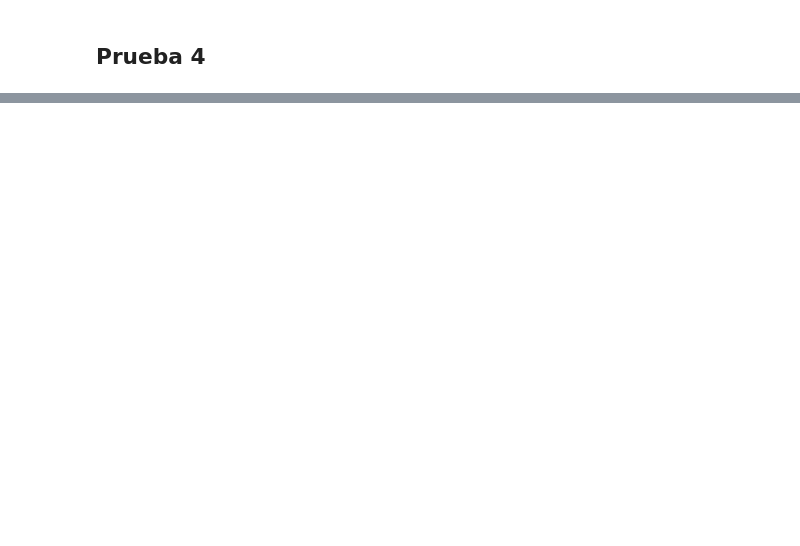
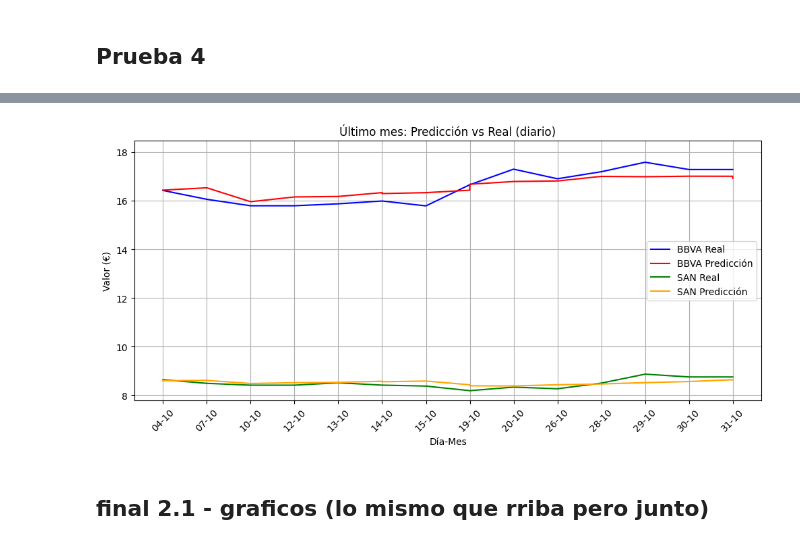
Before and after one commit to alejandromtnz/RNN-Prediccion_acciones, a Jupyter notebook: notebooks/RNN/fase7.ipynb, the cells around one changed output, grey strips where cells are left out. Saved outputs shown, nothing was run; the diff lists cells and outputs as text; code cells hidden in the pictures; blank space fills up the shorter version.

```diff
--- a/notebooks/RNN/fase7.ipynb
+++ b/notebooks/RNN/fase7.ipynb
@@ -961,0 +1793,40 @@ LSTM_units128_drop0.2_bs32 - Best val_loss: 0.136722 en epoch 77
+# %%
+# ------------------------------
+# Último mes (diario) corregido con todos los valores reales (€)
+# ------------------------------
+
+# Filtrar último mes y ordenar
+last_month = df_val_bbva_inv['month'].max()
+df_last_bbva = df_val_bbva_inv[df_val_bbva_inv['month'] == last_month].sort_values('date')
+df_last_san  = df_val_san_inv[df_val_san_inv['month'] == last_month].sort_values('date')
+
+# Usar un único eje X (los días del mes de BBVA o unión de fechas)
+dates_plot = df_last_bbva['date'].dt.strftime('%d-%m')
+
+plt.figure(figsize=(12,5))
+
+plt.plot(dates_plot, df_last_bbva['y_real'], label='BBVA Real', color='blue')
+plt.plot(dates_plot, df_last_bbva['y_pred'], label='BBVA Predicción', color='red')
+
+# Para SAN, alineamos por fecha usando merge o reindex
+df_last_san_aligned = df_last_san.set_index('date').reindex(df_last_bbva['date']).reset_index()
+plt.plot(dates_plot, df_last_san_aligned['y_real'], label='SAN Real', color='green')
+plt.plot(dates_plot, df_last_san_aligned['y_pred'], label='SAN Predicción', color='orange')
+
+plt.title('Último mes: Predicción vs Real (diario)')
+plt.xlabel('Día-Mes')
+plt.ylabel('Valor (€)')
+plt.xticks(rotation=45)
+plt.ylim(
+    min(df_last_bbva[['y_real','y_pred']].min().min(),
+        df_last_san[['y_real','y_pred']].min().min())*0.95,
+    max(df_last_bbva[['y_real','y_pred']].max().max(),
+        df_last_san[['y_real','y_pred']].max().max())*1.05
+)
+plt.legend()
+plt.grid(True)
+plt.show()
+# %% [output]
+[figure, added]
+# %% [markdown]
+## final 2.1 - graficos (lo mismo que rriba pero junto)
```
Also changed, not shown: parts of 48 cells of this notebook, 3 other files.
